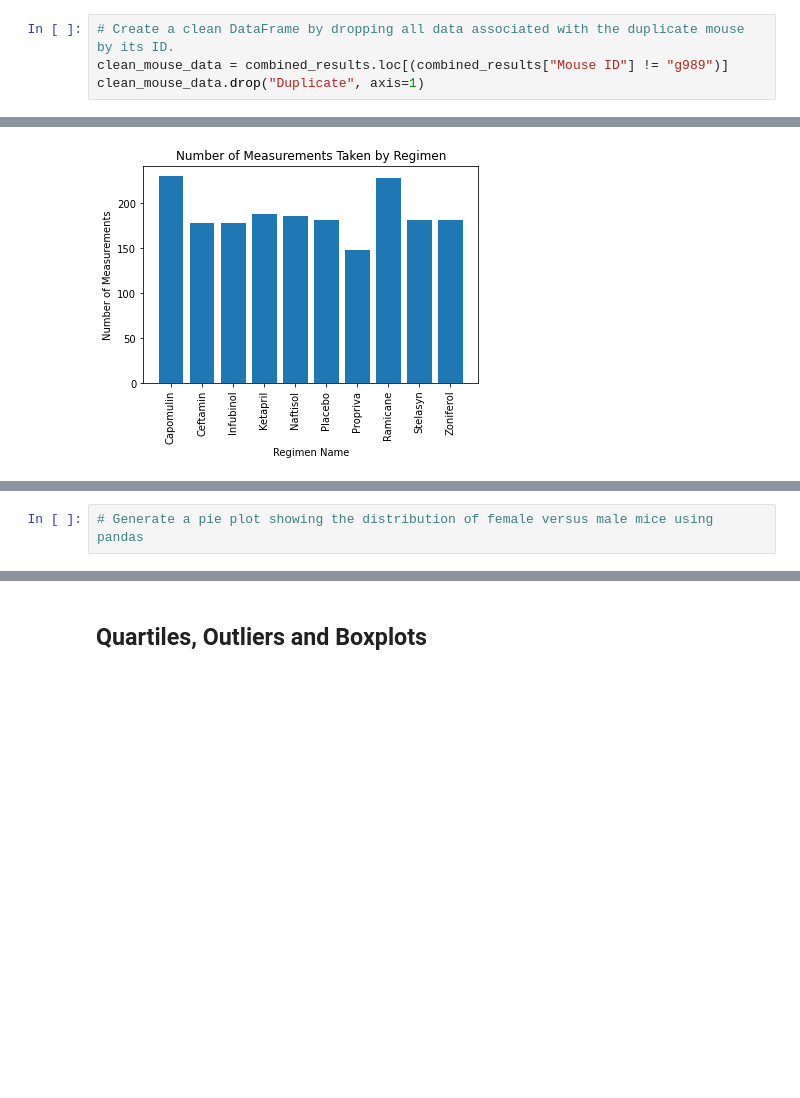
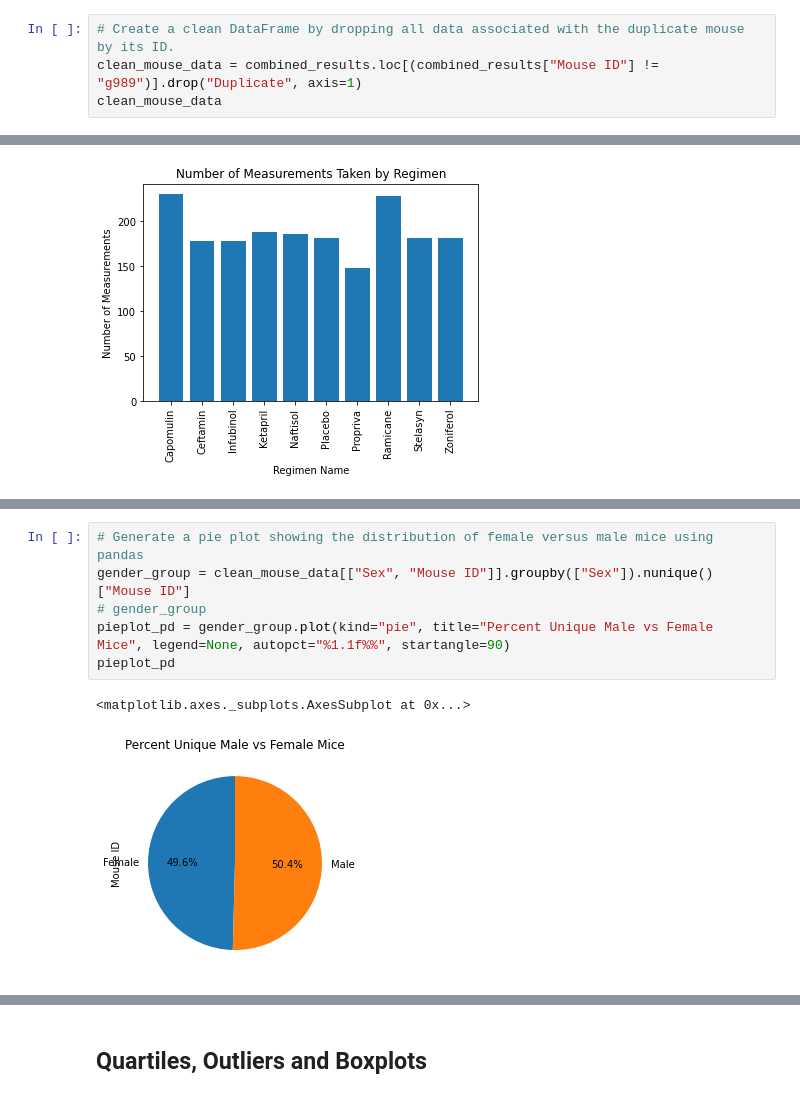
Before and after one commit to LaurenGT/pymaceuticals_analysis, a Jupyter notebook: pymaceuticals_starter.ipynb, the cells around one changed output, grey strips where cells are left out. Drawn from its saved outputs; the diff is of its cells as text; blank space fills up the shorter version.

Commit message:
pie charts complete

```diff
--- a/pymaceuticals_starter.ipynb
+++ b/pymaceuticals_starter.ipynb
@@ -98,8 +98,8 @@ duplicate_mouse_data
 | 598 | g989 | Propriva | Female | 21 | 26 | 15 | 53.442020 | ... |
 # %%
 # Create a clean DataFrame by dropping all data associated with the duplicate mouse by its ID.
-clean_mouse_data = combined_results.loc[(combined_results["Mouse ID"] != "g989")]
-clean_mouse_data.drop("Duplicate", axis=1)
+clean_mouse_data = combined_results.loc[(combined_results["Mouse ID"] != "g989")].drop("Duplicate", axis=1)
+clean_mouse_data
 # %% [output]
 |  | Mouse ID | Drug Regimen | Sex | Age_months | Weight (g) | Timepoint | Tumor Volume (mm3) | ... |
 | 0 | a203 | Infubinol | Female | 20 | 23 | 30 | 59.523197 | ... |
@@ -213,4 +216,11 @@ plt.show()
 # %%
 # Generate a pie plot showing the distribution of female versus male mice using pandas
+gender_group = clean_mouse_data[["Sex", "Mouse ID"]].groupby(["Sex"]).nunique()["Mouse ID"]
+# gender_group
+pieplot_pd = gender_group.plot(kind="pie", title="Percent Unique Male vs Female Mice", legend=None, autopct="%1.1f%%", startangle=90)
+pieplot_pd
+# %% [output]
+<matplotlib.axes._subplots.AxesSubplot at 0x...>
+[figure, added]
 # %%
 # Generate a pie plot showing the distribution of female versus male mice using pyplot
```
Also changed, not shown: parts of 2 cells of this notebook.
